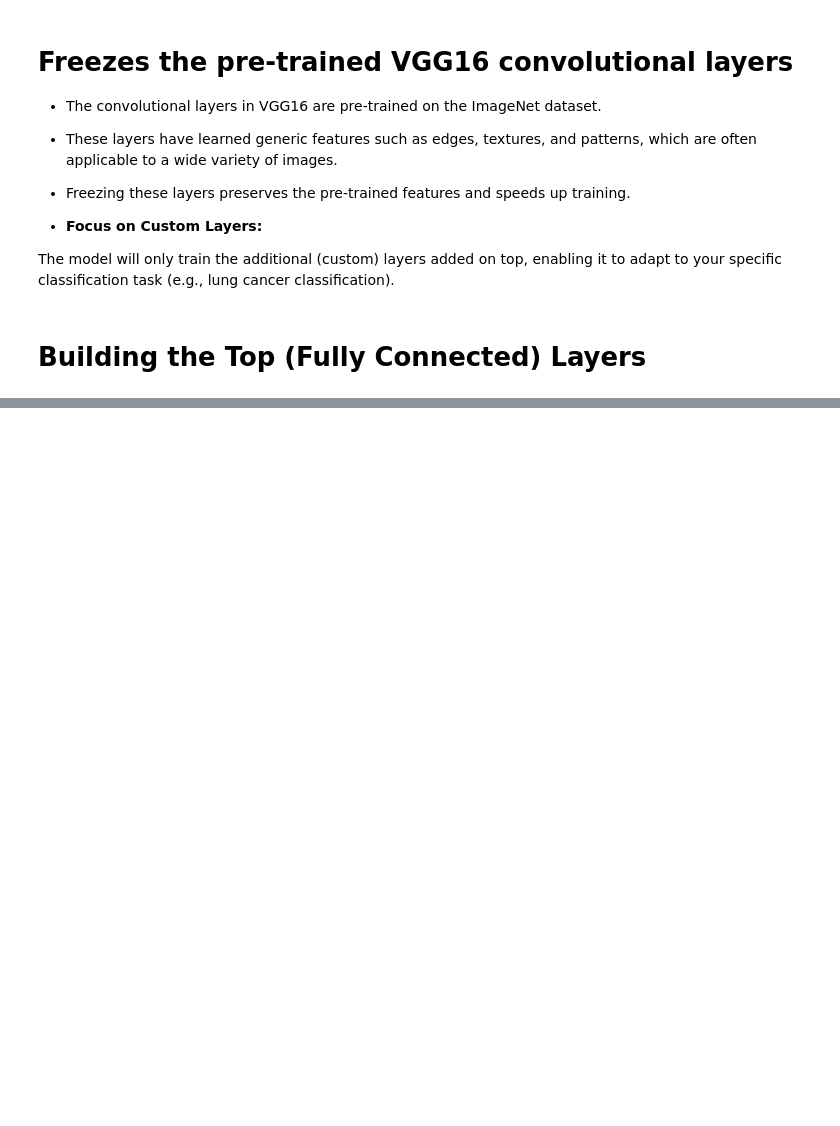
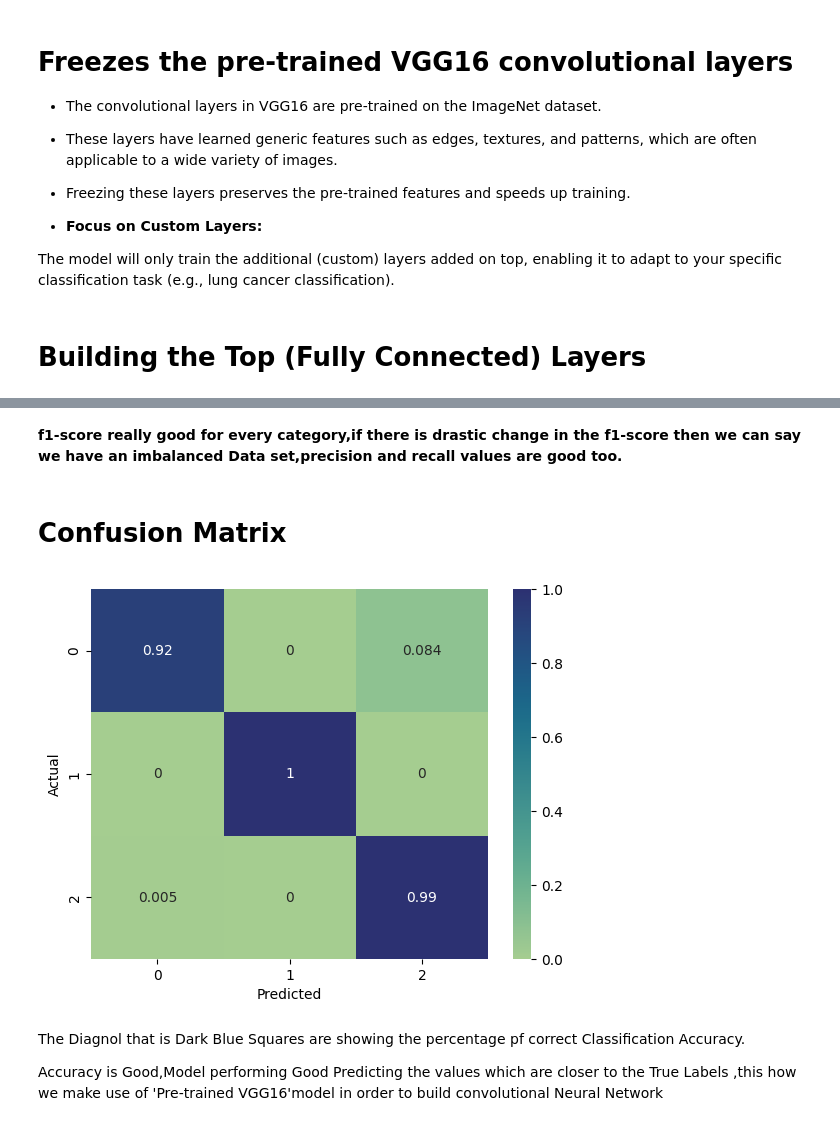
Before and after one commit to Anam2291/Deep_Learning_Projects, a Jupyter notebook: Lung_Cancer_Detection_using_VGG16.ipynb, the cells around one changed output, grey strips where cells are left out. Cells and saved outputs as stored; diff of their text form; code cells hidden in the pictures; blank space fills up the shorter version.

```diff
--- a/Lung_Cancer_Detection_using_VGG16.ipynb
+++ b/Lung_Cancer_Detection_using_VGG16.ipynb
@@ -174,0 +177,8 @@ model = keras.Sequential([      # keras.Sequential is a linear stack of layers
+# %%
+model.compile(optimizer='adam',
+              loss='sparse_categorical_crossentropy',  # Use 'categorical_crossentropy' if labels are one-hot encoded
+              metrics=['accuracy'])
+# %%
+model.fit(X_train, y_train, epochs=5) # X_train : The input training data (features).
+                                      # In this case, it’s a 4D NumPy array with dimensions:
+                                      # (number of samples, IMG_SIZE, IMG_SIZE, 3) for RGB images
@@ -174,0 +224,3 @@ model = keras.Sequential([      # keras.Sequential is a linear stack of layers
+# %%
+pred = np.argmax(model.predict(X_test), axis = -1) # will getting series of prediction
+pred
@@ -174,0 +256,15 @@ model = keras.Sequential([      # keras.Sequential is a linear stack of layers
+# %% [markdown]
+**f1-score really good for every category,if there is drastic change in the f1-score then we can say we have an imbalanced Data set,precision and recall values are good too.**
+# %% [markdown]
+# **Confusion Matrix**
+# %%
+cf = confusion_matrix(y_test, pred,normalize= 'true') # normalize= 'true' as we want to display our values in percentage not in count.
+sns.heatmap(cf, annot= True, cmap = 'crest')
+plt.xlabel('Predicted');
+plt.ylabel('Actual');
+# %% [output]
+[figure, added]
+# %% [markdown]
+The Diagnol that is Dark Blue Squares are showing the percentage pf correct Classification Accuracy.
+
+ Accuracy is Good,Model performing Good Predicting the values which are closer to the True Labels ,this how we make use of 'Pre-trained VGG16'model in order to build convolutional Neural Network
```
Also changed, not shown: parts of 15 cells of this notebook.
